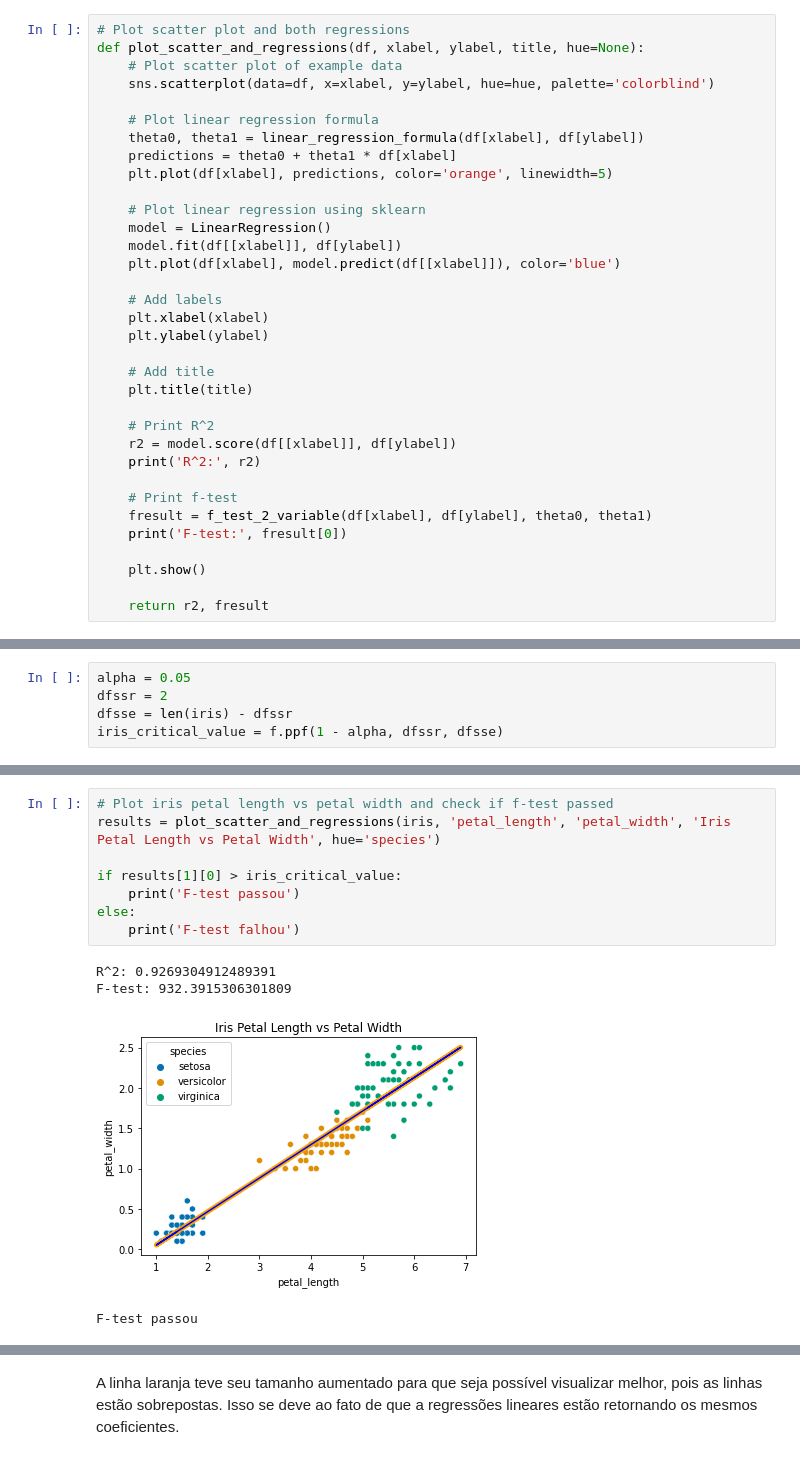
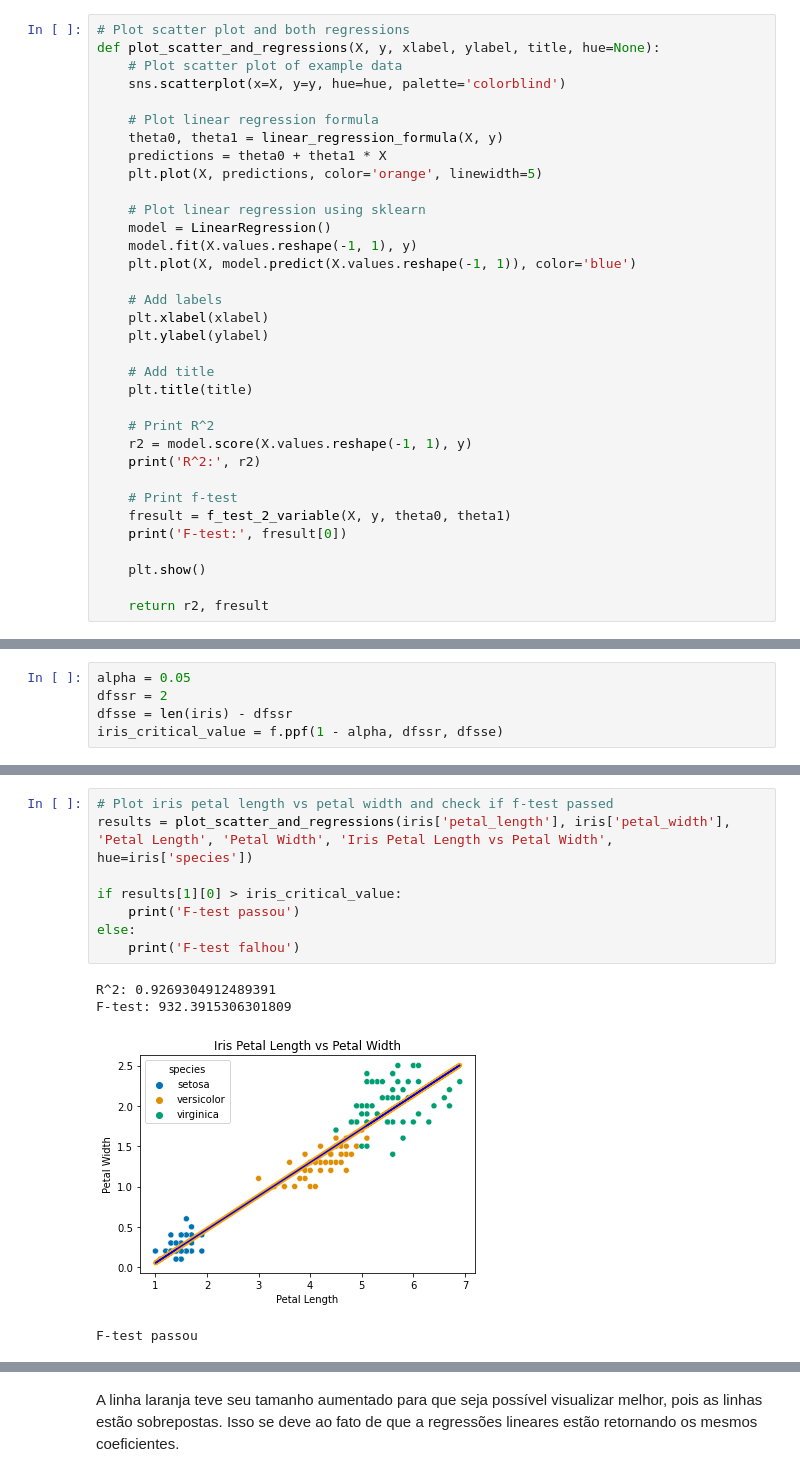
Before and after one commit to CeHaga-UFRJ/ml-ufrj-2022.2, a Jupyter notebook: linear_regression/exercises.ipynb, the cells around one changed output, grey strips where cells are left out. Cells and saved outputs as stored; diff of their text form.

```diff
--- a/linear_regression/exercises.ipynb
+++ b/linear_regression/exercises.ipynb
@@ -115,19 +115,19 @@ def f_test_2_variable(X, y, theta0, theta1):
     return f_stat, p_value
 # %%
 # Plot scatter plot and both regressions
-def plot_scatter_and_regressions(df, xlabel, ylabel, title, hue=None):
+def plot_scatter_and_regressions(X, y, xlabel, ylabel, title, hue=None):
     # Plot scatter plot of example data
-    sns.scatterplot(data=df, x=xlabel, y=ylabel, hue=hue, palette='colorblind')
+    sns.scatterplot(x=X, y=y, hue=hue, palette='colorblind')
 
     # Plot linear regression formula
-    theta0, theta1 = linear_regression_formula(df[xlabel], df[ylabel])
-    predictions = theta0 + theta1 * df[xlabel]
-    plt.plot(df[xlabel], predictions, color='orange', linewidth=5)
+    theta0, theta1 = linear_regression_formula(X, y)
+    predictions = theta0 + theta1 * X
+    plt.plot(X, predictions, color='orange', linewidth=5)
 
     # Plot linear regression using sklearn
     model = LinearRegression()
-    model.fit(df[[xlabel]], df[ylabel])
-    plt.plot(df[xlabel], model.predict(df[[xlabel]]), color='blue')
+    model.fit(X.values.reshape(-1, 1), y)
+    plt.plot(X, model.predict(X.values.reshape(-1, 1)), color='blue')
 
     # Add labels
     plt.xlabel(xlabel)
@@ -137,11 +137,11 @@ def plot_scatter_and_regressions(df, xlabel, ylabel, title, hue=None):
     plt.title(title)
 
     # Print R^2
-    r2 = model.score(df[[xlabel]], df[ylabel])
+    r2 = model.score(X.values.reshape(-1, 1), y)
     print('R^2:', r2)
 
     # Print f-test
-    fresult = f_test_2_variable(df[xlabel], df[ylabel], theta0, theta1)
+    fresult = f_test_2_variable(X, y, theta0, theta1)
     print('F-test:', fresult[0])
 
     plt.show()
@@ -176,15 +177,15 @@ F-test: 412.63402013446824
 # %%
 # Plot iris petal length vs petal width and check if f-test passed
-results = plot_scatter_and_regressions(iris, 'petal_length', 'petal_width', 'Iris Petal Length vs Petal Width', hue='species')
+results = plot_scatter_and_regressions(iris['petal_length'], iris['petal_width'], 'Petal Length', 'Petal Width', 'Iris Petal Length vs Petal Width', hue=iris['species'])
 
 if results[1][0] > iris_critical_value:
     print('F-test passou')
 else:
     print('F-test falhou')
 # %% [output]
 R^2: 0.9269304912489391
 F-test: 932.3915306301809
-[figure, old version]
+[figure, new version]
 F-test passou
 # %%
 # Plot iris sepal length vs sepal width and check if f-test passed
```
Also changed, not shown: parts of 8 cells of this notebook, 2 other files.
